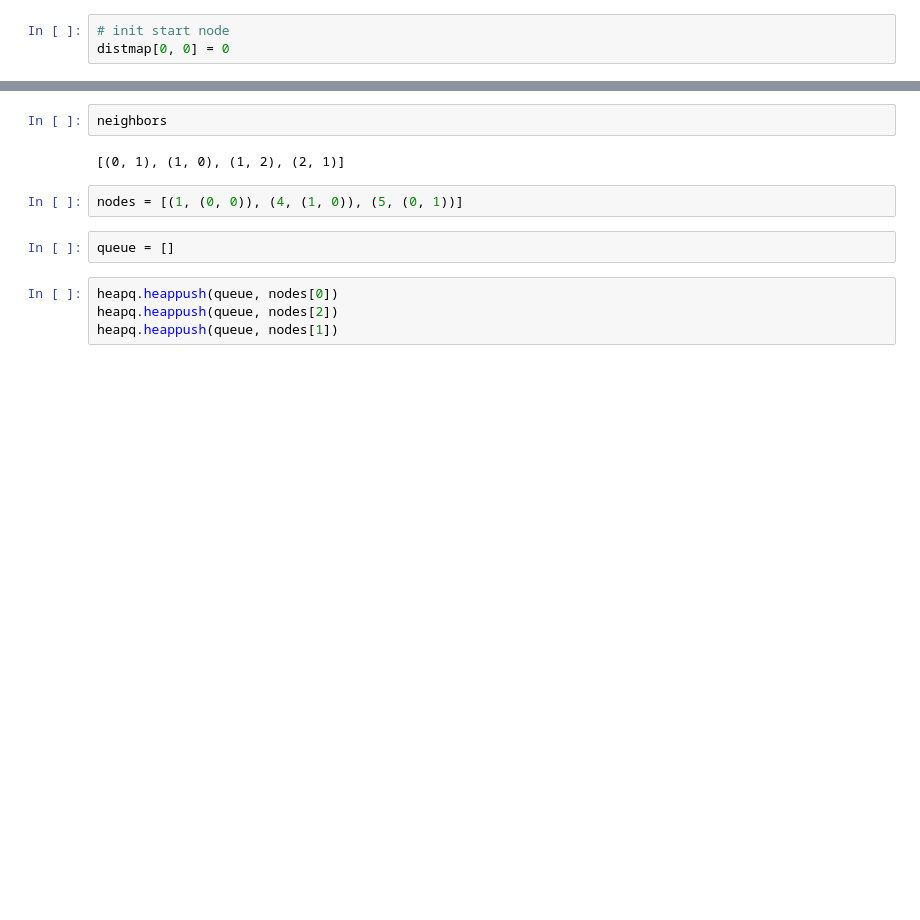
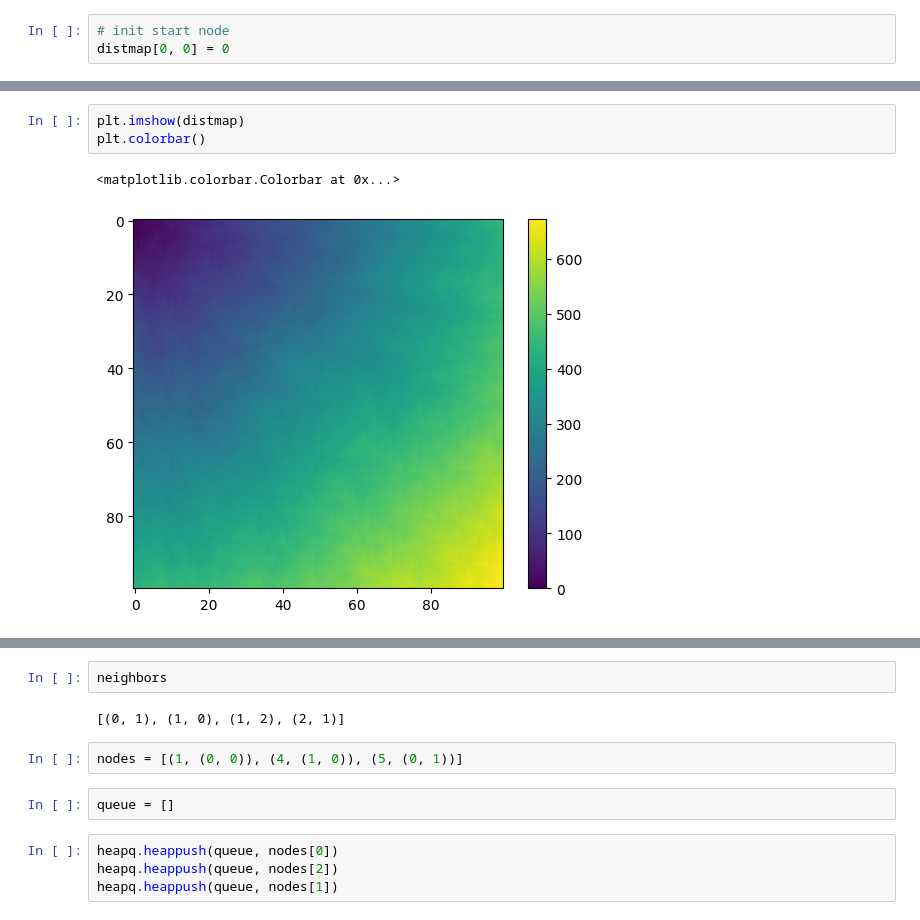
Before and after one commit to satrya070/aoc2021, a Jupyter notebook: day_15_npmap.ipynb, the cells around one changed output, grey strips where cells are left out. Drawn from its saved outputs; the diff is of its cells as text; blank space fills up the shorter version.

```diff
--- a/day_15_npmap.ipynb
+++ b/day_15_npmap.ipynb
@@ -59,0 +106,6 @@ Done!
+# %%
+plt.imshow(distmap)
+plt.colorbar()
+# %% [output]
+<matplotlib.colorbar.Colorbar at 0x...>
+[figure, added]
```
Also changed, not shown: parts of 19 cells of this notebook, 1 other file.
